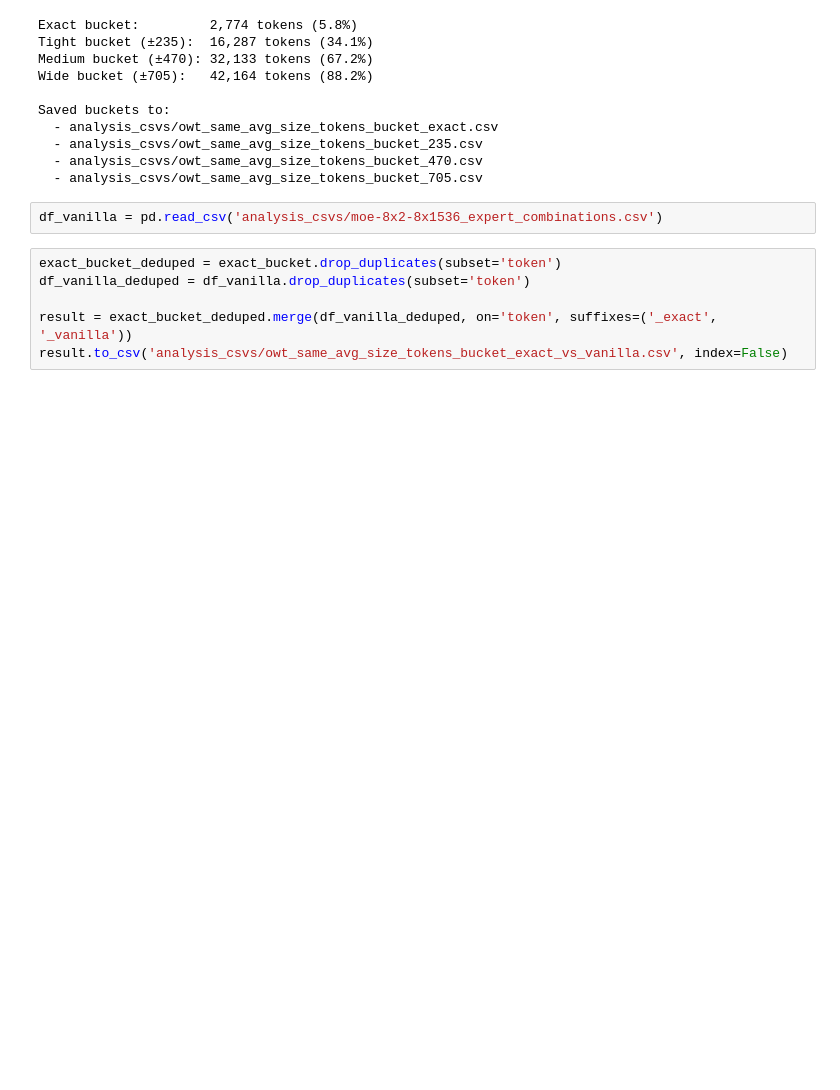
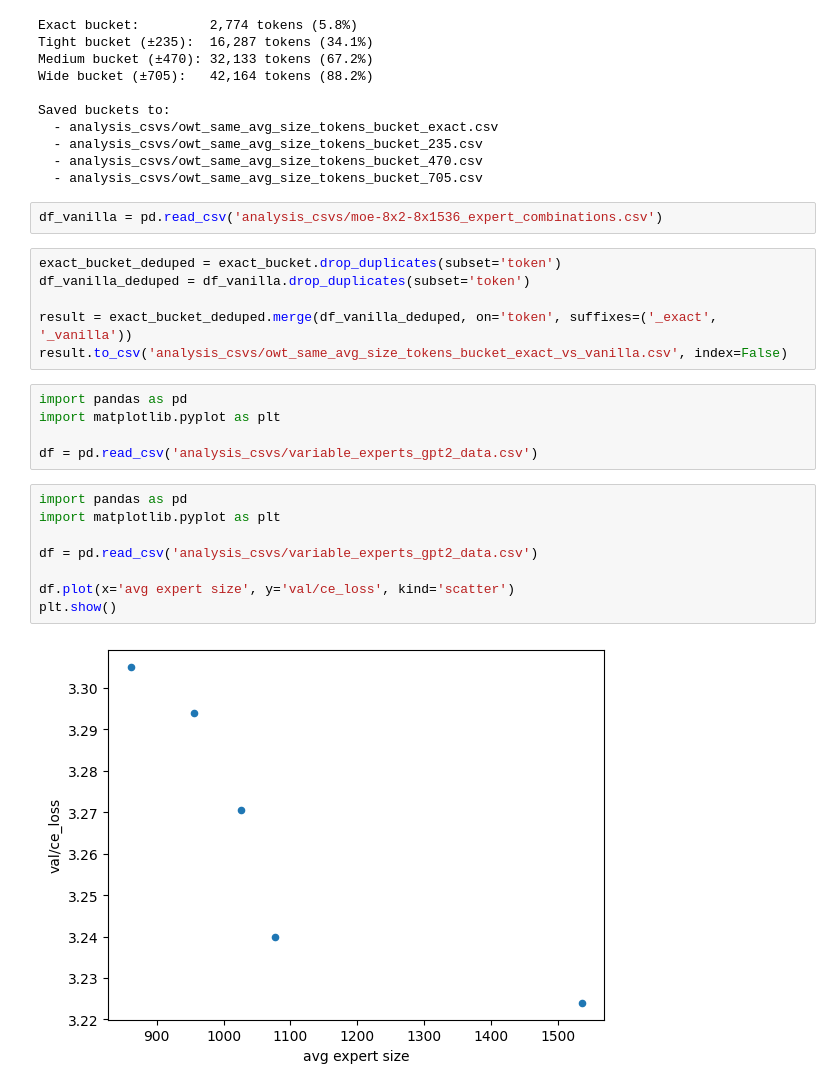
Before and after one commit to hbfreed/nanoMOE, a Jupyter notebook: variable_expert_analysis.ipynb, the cells around one changed output. Drawn from its saved outputs; the diff is of its cells as text; blank space fills up the shorter version.

```diff
--- a/variable_expert_analysis.ipynb
+++ b/variable_expert_analysis.ipynb
@@ -729,3 +729,18 @@ df_vanilla_deduped = df_vanilla.drop_duplicates(subset='token')
 
 result = exact_bucket_deduped.merge(df_vanilla_deduped, on='token', suffixes=('_exact', '_vanilla'))
 result.to_csv('analysis_csvs/owt_same_avg_size_tokens_bucket_exact_vs_vanilla.csv', index=False)
+# %%
+import pandas as pd
+import matplotlib.pyplot as plt
+
+df = pd.read_csv('analysis_csvs/variable_experts_gpt2_data.csv')
+# %%
+import pandas as pd
+import matplotlib.pyplot as plt
+
+df = pd.read_csv('analysis_csvs/variable_experts_gpt2_data.csv')
+
+df.plot(x='avg expert size', y='val/ce_loss', kind='scatter')
+plt.show()
+# %% [output]
+[figure, added]
```
Also changed, not shown: parts of 2 cells of this notebook, 2 other files.
